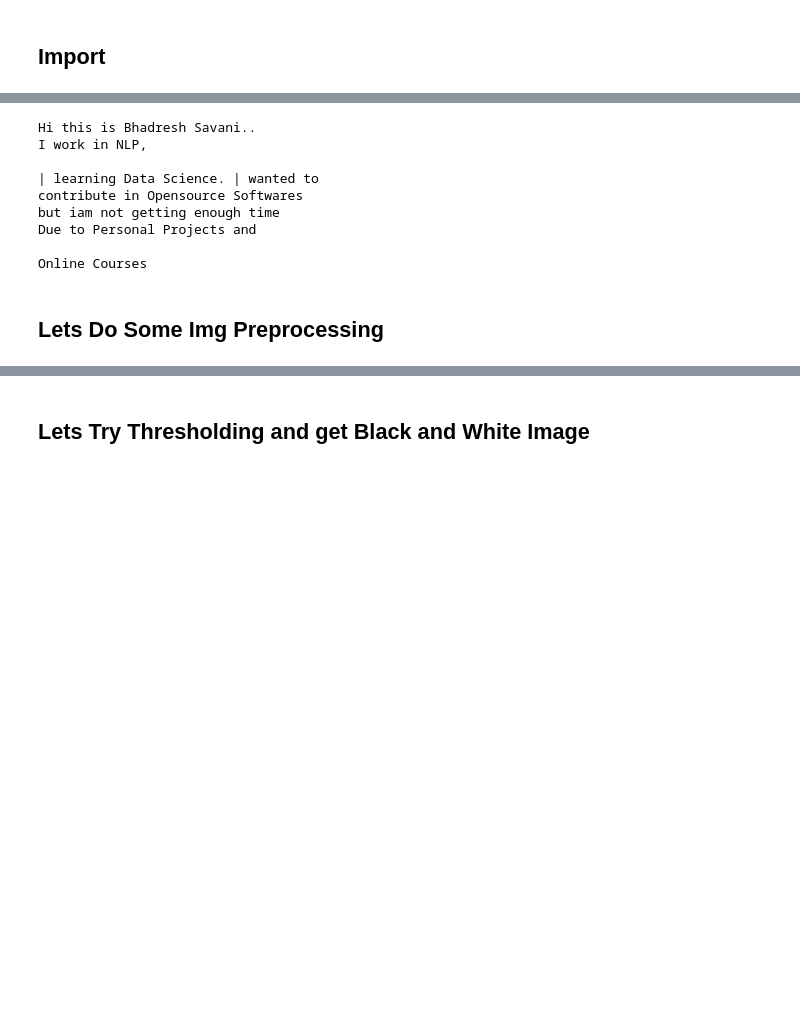
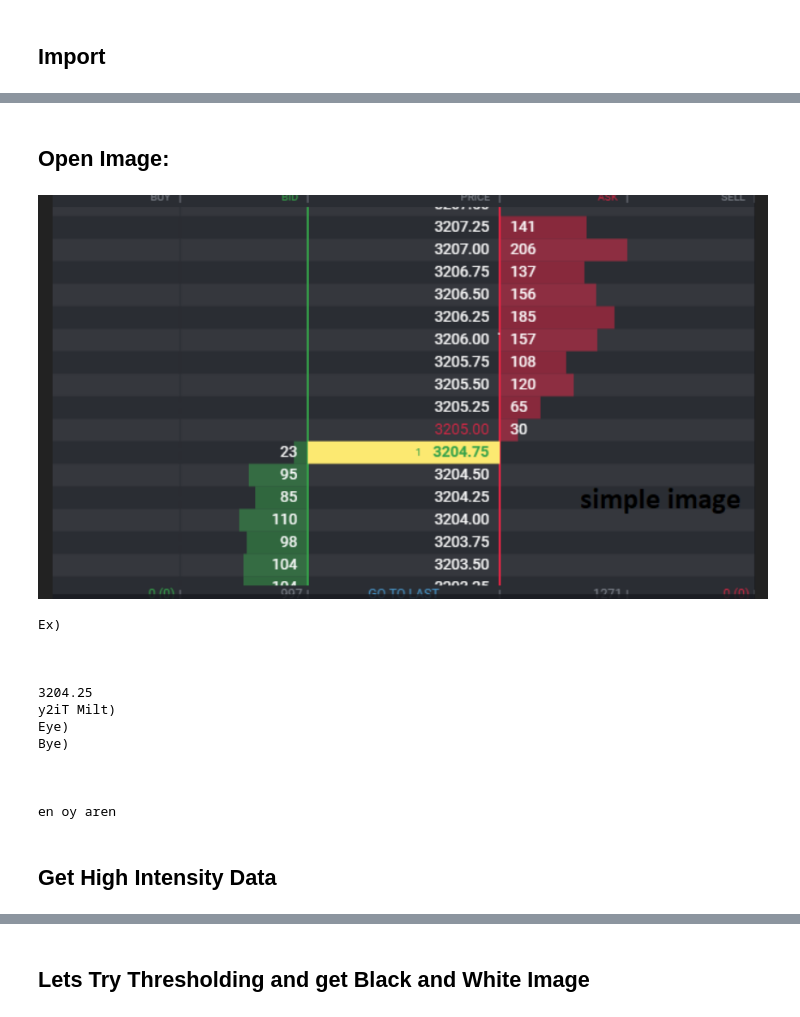
Before and after one commit to bhadreshpsavani/ExploringOCR, a Jupyter notebook: OCRusingTesseracYellowTextV2.ipynb, the cells around one changed output, grey strips where cells are left out. Saved outputs shown, nothing was run; the diff lists cells and outputs as text; code cells hidden in the pictures; blank space fills up the shorter version.

```diff
--- a/OCRusingTesseracYellowTextV2.ipynb
+++ b/OCRusingTesseracYellowTextV2.ipynb
@@ -37,20 +33,28 @@ Saving 2.jpg to 2.jpg
+# %% [markdown]
+## Open Image:
 # %%
-originalImage = cv2.imread('yellow_text.jpg')
+originalImage = cv2.imread('complex_image.png')
+cv2_imshow(originalImage)
+# %% [output]
+[figure, added]
 # %%
 extractedInformation = pytesseract.image_to_string(originalImage)
 # %%
 print(extractedInformation)
 # %% [output]
-Hi this is Bhadresh Savani..
-I work in NLP,
+Ex)
 
-| learning Data Science. | wanted to
-contribute in Opensource Softwares
-but iam not getting enough time
-Due to Personal Projects and
 
-Online Courses
+
+3204.25
+y2iT Milt)
+Eye)
+Bye)
+
+
+
+en oy aren
-# %% [markdown]
-## Lets Do Some Img Preprocessing
+# %% [markdown]
+## Get High Intensity Data
 # %%
 grayImage = cv2.cvtColor(originalImage, cv2.COLOR_BGR2GRAY)
```
Also changed, not shown: parts of 21 cells of this notebook.
